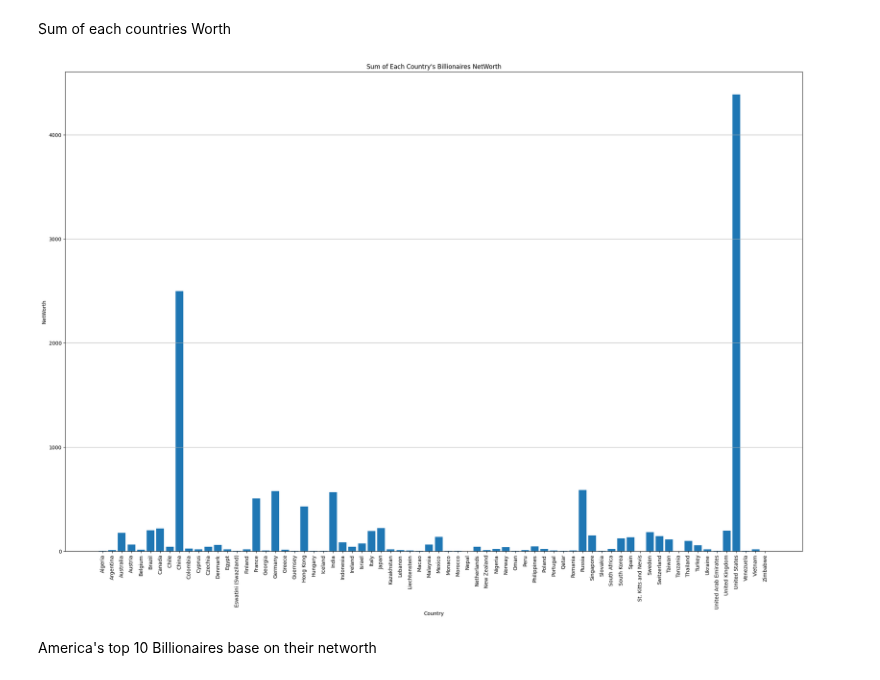
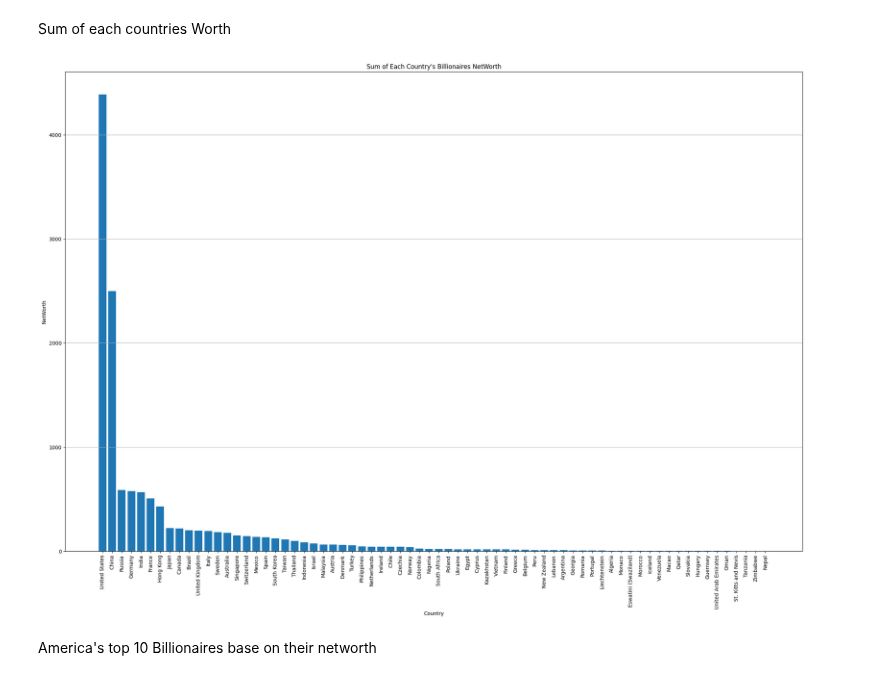
Before and after one commit to TaRa1999R/Data_Science, a Jupyter notebook: assignment40/1-billionaires.ipynb, the cells around one changed output. Cells and saved outputs as stored; diff of their text form; code cells hidden in the pictures.

Commit message:
Data_Science

```diff
--- a/assignment40/1-billionaires.ipynb
+++ b/assignment40/1-billionaires.ipynb
@@ -57,22 +57,22 @@ Variance of billionaires age =  180.70458328585374
 # %% [markdown]
 Sum of each countries Worth
 # %%
-df_country = data.groupby (['Country'])['NetWorth'].sum().reset_index ()
+df_country = data.groupby (['Country'])['NetWorth'].sum().reset_index ().sort_values (by = ['NetWorth'] , ascending = False)
 df_country
 
 plt.figure (figsize = (26 , 17))
 plt.bar (df_country['Country'] , df_country['NetWorth'])
 
 plt.xticks (rotation = 'vertical')
 plt.xlabel ('Country')
 plt.ylabel ('NetWorth')
 plt.title ("Sum of Each Country's Billionaires NetWorth")
 plt.grid (axis= 'y')
 
 plt.savefig ('outputs\output1 networth sum.png')
 plt.show ()
 # %% [output]
-[figure, old version]
+[figure, new version]
 # %% [markdown]
 America's top 10 Billionaires base on their networth
 # %%
```
Also changed, not shown: parts of 1 cell of this notebook, 4 other files.
